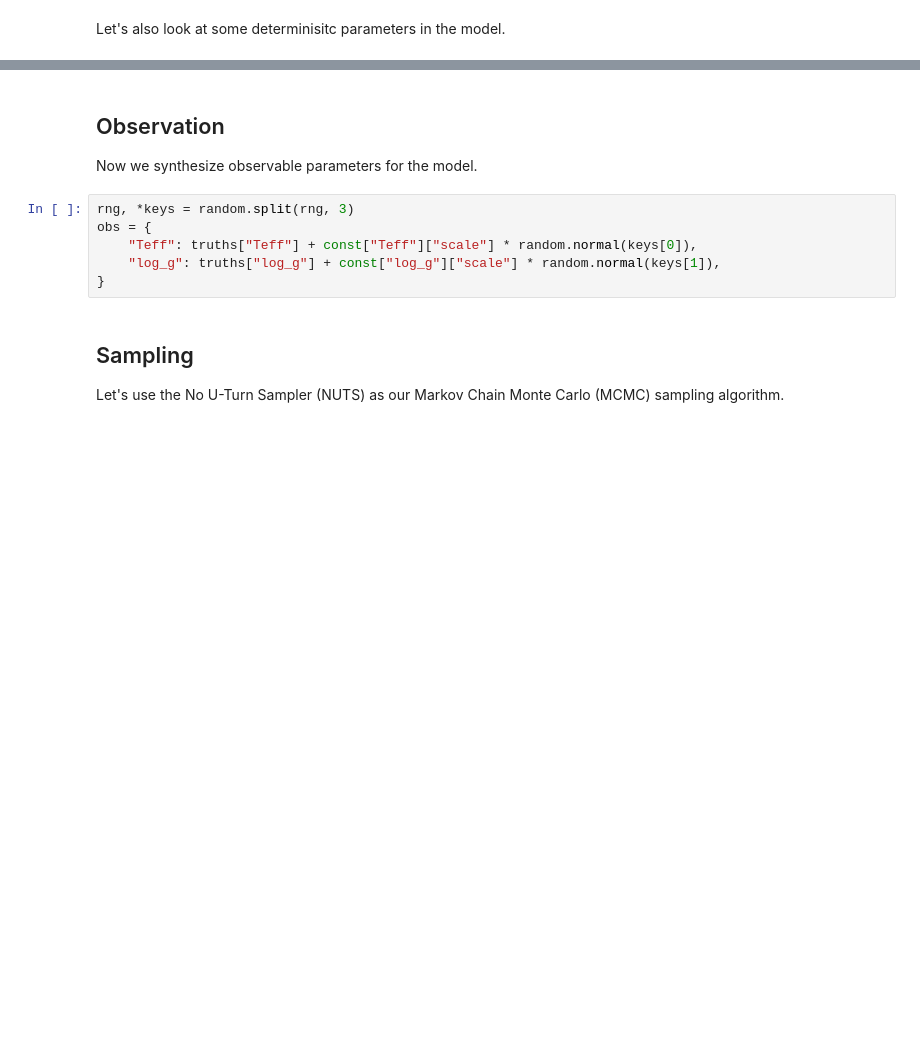
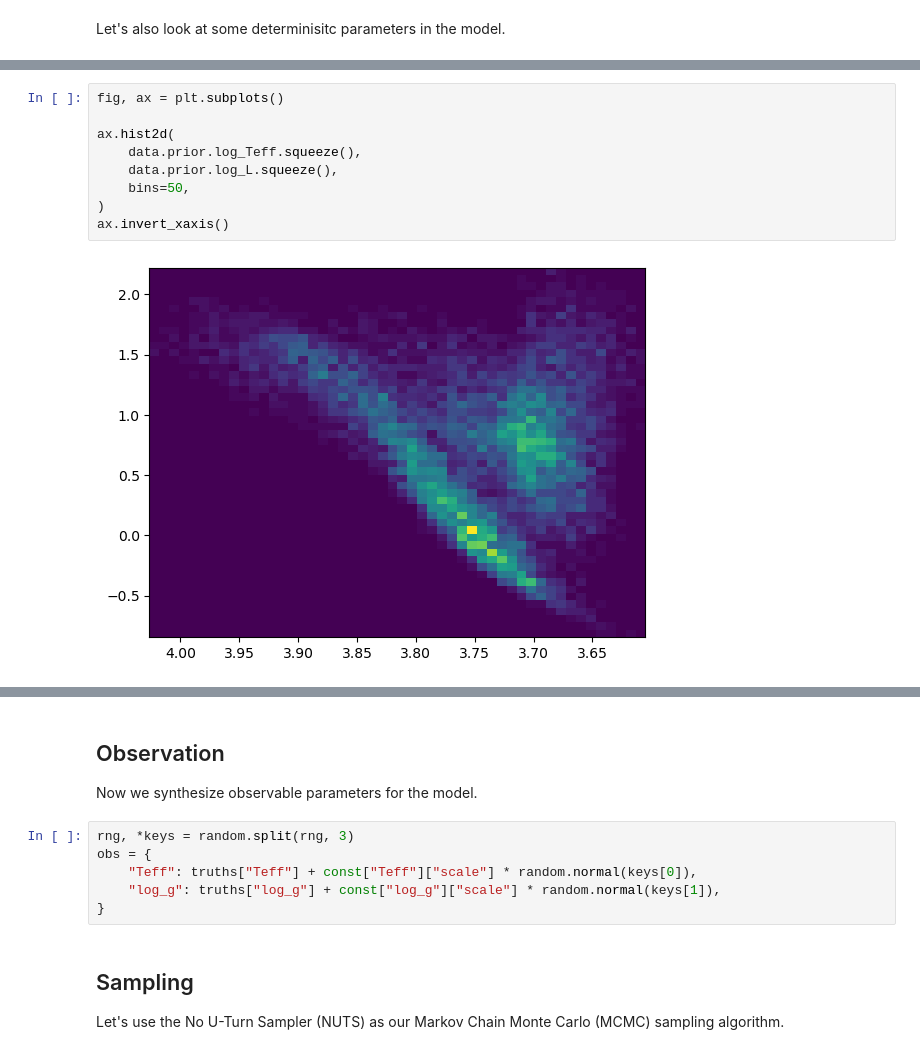
Before and after one commit to alexlyttle/scalable-stellar-inference, a Jupyter notebook: notebook/single-star-spec.ipynb, the cells around one changed output, grey strips where cells are left out. Cells and saved outputs as stored; diff of their text form; blank space fills up the shorter version.

```diff
--- a/notebook/single-star-spec.ipynb
+++ b/notebook/single-star-spec.ipynb
@@ -126,0 +128,11 @@ fig = corner(data, group="prior", var_names=var_names, truths=truths)
+# %%
+fig, ax = plt.subplots()
+
+ax.hist2d(
+    data.prior.log_Teff.squeeze(),
+    data.prior.log_L.squeeze(),
+    bins=50,
+)
+ax.invert_xaxis()
+# %% [output]
+[figure, added]
```
Also changed, not shown: parts of 11 cells of this notebook, 1 other file.
